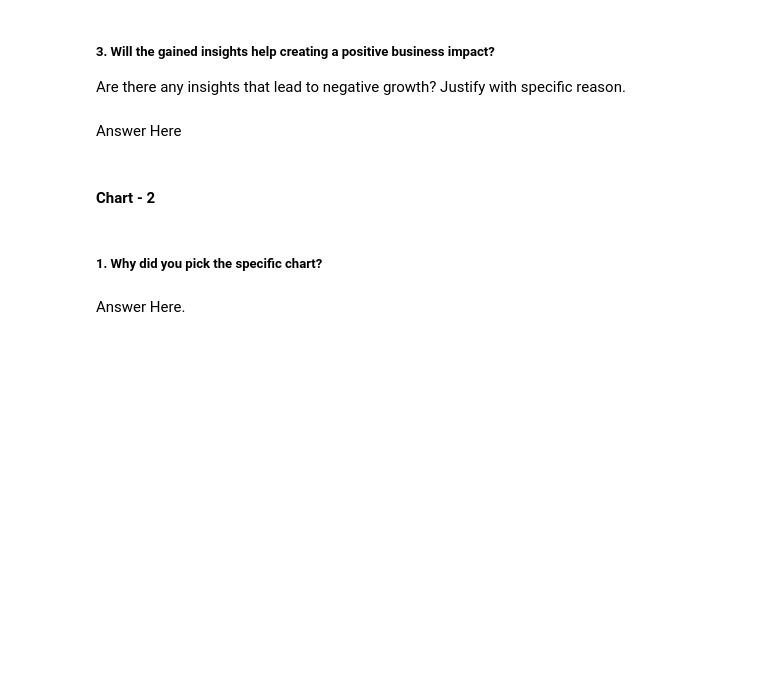
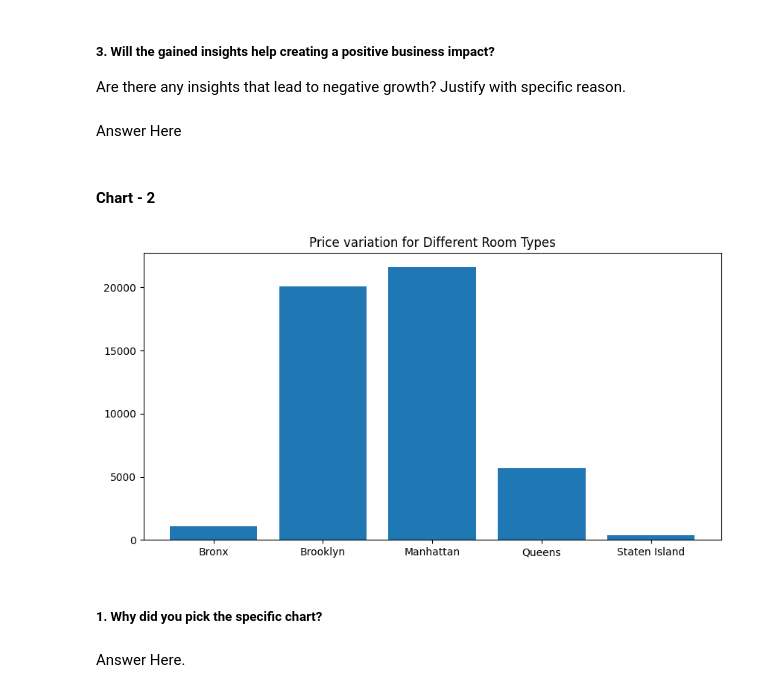
Before and after one commit to nirml08/EDA-Notebooks, a Jupyter notebook: EDA_Airbnb.ipynb, the cells around one changed output. Cells and saved outputs as stored; diff of their text form; code cells hidden in the pictures; blank space fills up the shorter version.

```diff
--- a/EDA_Airbnb.ipynb
+++ b/EDA_Airbnb.ipynb
@@ -269,3 +346,12 @@ Answer Here
+# %%
+# Chart - 2 visualization code
+tdf=abdf.groupby(['neighbourhood_group'])['number_of_reviews'].count()
+plt.figure(figsize=(10,5))
+plt.bar(x=tdf.index,height=tdf.values)
+plt.title('Price variation for Different Room Types')
+plt.show()
+# %% [output]
+[figure, added]
 # %% [markdown]
 ##### 1. Why did you pick the specific chart?
 # %% [markdown]
```
Also changed, not shown: parts of 15 cells of this notebook.
